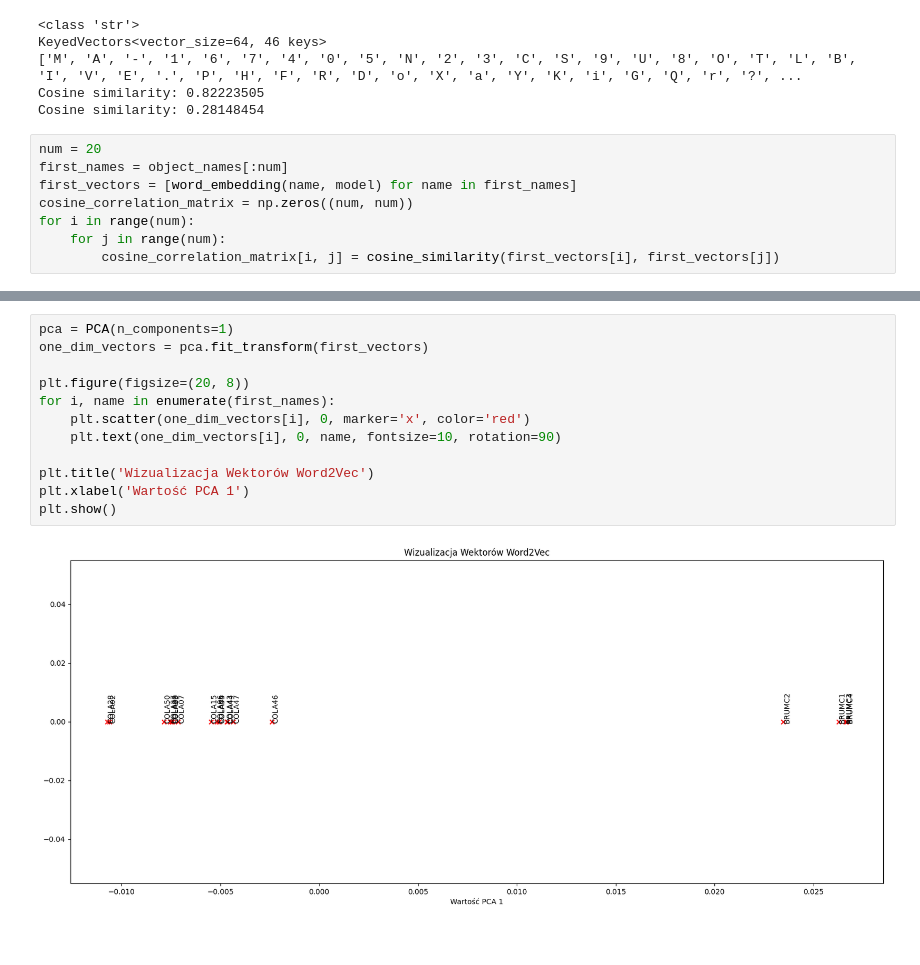
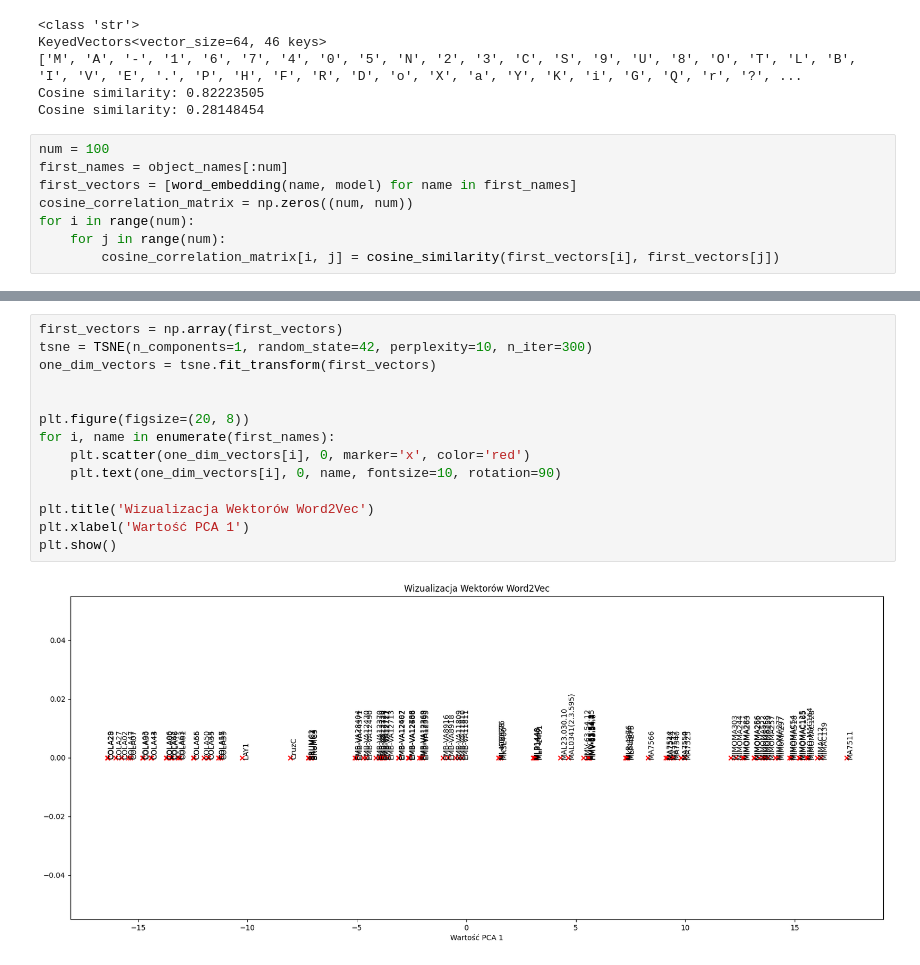
Before and after one commit to agentolek/Bootcamp-mini-hackathon-2024, a Jupyter notebook: Slodziaki/code/correlation.ipynb, the cells around one changed output, grey strips where cells are left out. Drawn from its saved outputs; the diff is of its cells as text.

Commit message:
Next better version with TSNE instead of PCA

```diff
--- a/Slodziaki/code/correlation.ipynb
+++ b/Slodziaki/code/correlation.ipynb
@@ -111,7 +111,7 @@ KeyedVectors<vector_size=64, 46 keys>
 Cosine similarity: 0.82223505
 Cosine similarity: 0.28148454
 # %%
-num = 20
+num = 100
 first_names = object_names[:num]
 first_vectors = [word_embedding(name, model) for name in first_names]
 cosine_correlation_matrix = np.zeros((num, num))
@@ -133,14 +133,16 @@ plt.show()
 # %%
-pca = PCA(n_components=1)
-one_dim_vectors = pca.fit_transform(first_vectors)
+first_vectors = np.array(first_vectors)
+tsne = TSNE(n_components=1, random_state=42, perplexity=10, n_iter=300)
+one_dim_vectors = tsne.fit_transform(first_vectors)
+
 
 plt.figure(figsize=(20, 8))
 for i, name in enumerate(first_names):
     plt.scatter(one_dim_vectors[i], 0, marker='x', color='red')
     plt.text(one_dim_vectors[i], 0, name, fontsize=10, rotation=90)
 
 plt.title('Wizualizacja Wektorów Word2Vec')
 plt.xlabel('Wartość PCA 1')
 plt.show()
 # %% [output]
-[figure, old version]
+[figure, new version]
```
Also changed, not shown: parts of 2 cells of this notebook.
